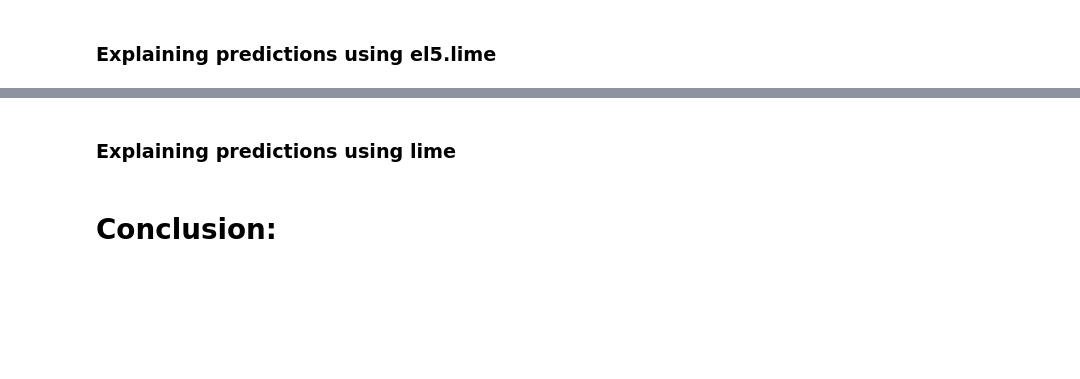
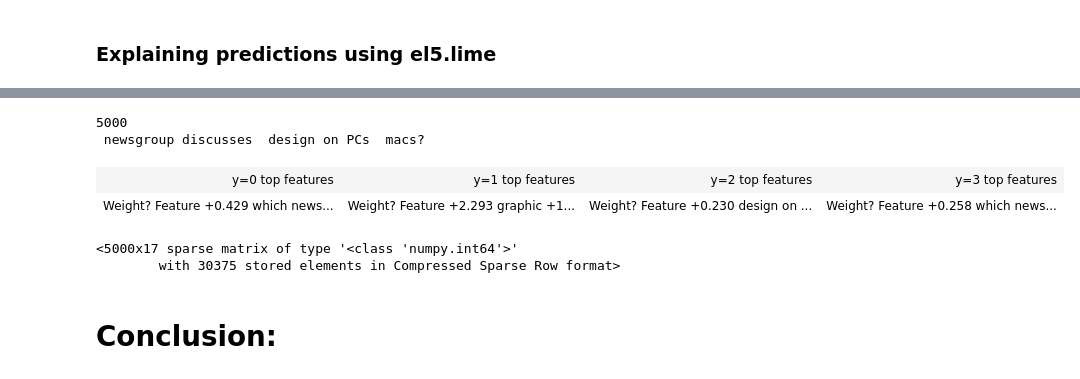
Before and after one commit to aamurtaza/explainML, a Jupyter notebook: classification/classification.ipynb, the cells around one changed output, grey strips where cells are left out. Saved outputs shown, nothing was run; the diff lists cells and outputs as text; code cells hidden in the pictures; blank space fills up the shorter version.

Commit message:
interpret classification predictions, 20-newsgroup, LIME

```diff
--- a/classification/classification.ipynb
+++ b/classification/classification.ipynb
@@ -31,0 +112,3 @@ Write something
+# %%
+nb = MultinomialNB(alpha=.01)
+nb.fit(train_vectors, newsgroups_train.target)
@@ -33,0 +124,2 @@ Write something
+# %%
+c = make_pipeline(vectorizer, nb)
@@ -33,0 +132,3 @@ Write something
+# %%
+idx = 102
+exp = explainer.explain_instance(newsgroups_test.data[idx], c.predict_proba, num_features=6, labels=[0,1,2,3])
@@ -36,5 +191,5 @@ Write something
 # %%
-# te = TextExplainer(random_state=42)
-# doc = newsgroups_test.data[idx]
-# te.fit(doc, c.predict_proba)
-# te.show_prediction(target_names=class_names)
+te = TextExplainer(random_state=42)
+doc = newsgroups_test.data[idx]
+te.fit(doc, c.predict_proba)
+te.show_prediction(target_names=class_names)
@@ -41,10 +217,19 @@ Write something
 # %%
-# # te.metrics_
-# pprint(len(te.samples_))
-# print(te.samples_[0])
+# te.metrics_
+pprint(len(te.samples_))
+print(te.samples_[0])
+# %% [output]
+5000
+ newsgroup discusses  design on PCs  macs?
 # %%
-# te.explain_weights(top=None)
+te.explain_weights(top=None)
+# %% [output]
+| y=0 top features | y=1 top features | y=2 top features | y=3 top features |
+| Weight? Feature +0.429 which news... | Weight? Feature +2.293 graphic +1... | Weight? Feature +0.230 design on ... | Weight? Feature +0.258 which news... |
 # %%
-# type(te.clf_)
-# type(te.vec_)
+type(te.clf_)
+type(te.vec_)
+# %% [output]
+<5000x17 sparse matrix of type '<class 'numpy.int64'>'
+        with 30375 stored elements in Compressed Sparse Row format>
 # %%
@@ -54,2 +238,0 @@ Write something
-# %% [markdown]
-### Explaining predictions using lime
```
Also changed, not shown: parts of 37 cells of this notebook.
